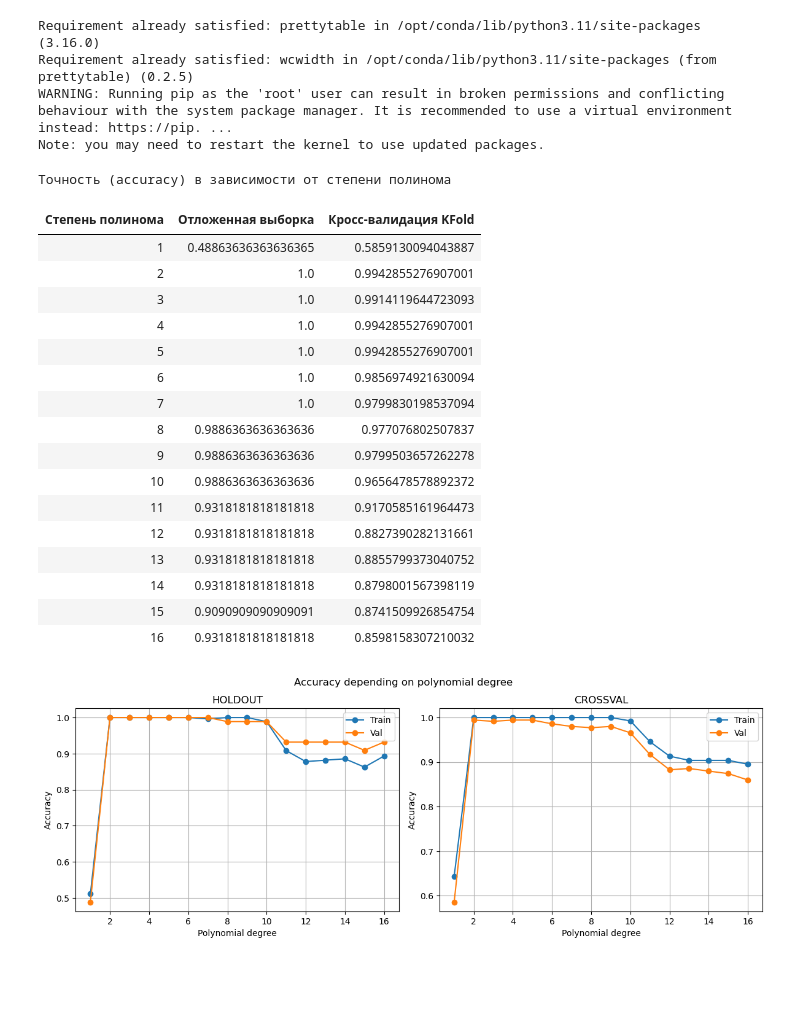
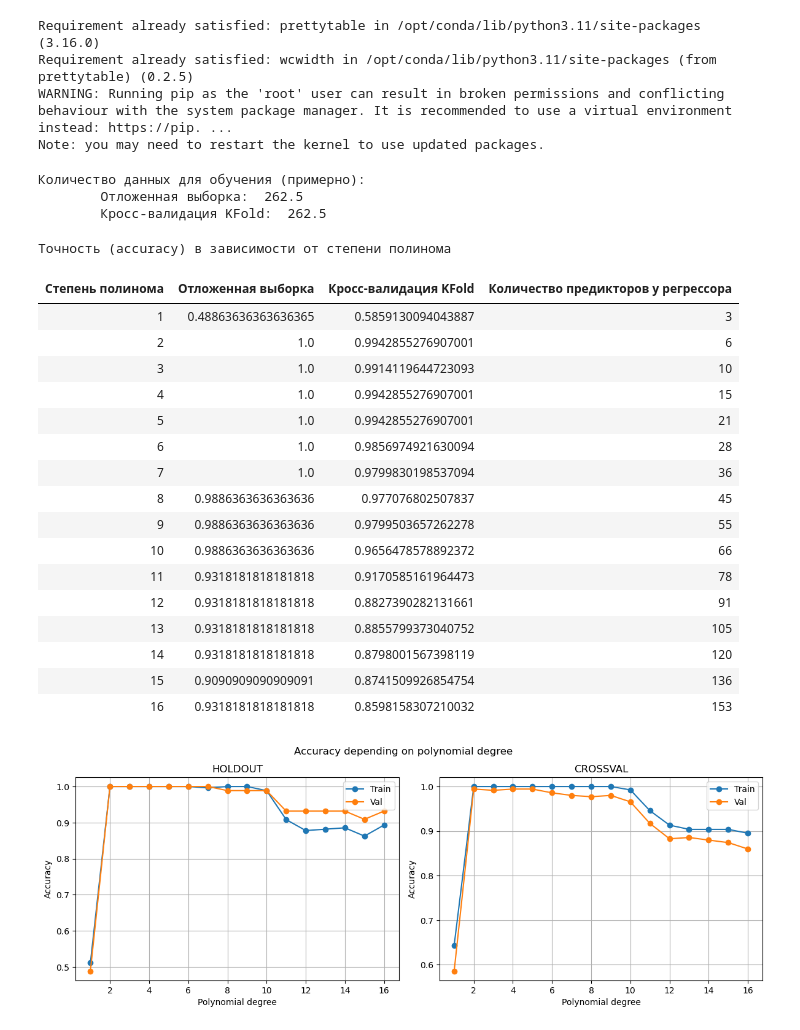
Before and after one commit to The-Humble-Guy/mlassignments, a Jupyter notebook: notebooks/A2_IU21_Kutsenko_2_3.ipynb, the cells around one changed output. Drawn from its saved outputs; the diff is of its cells as text; code cells hidden in the pictures; blank space fills up the shorter version.

```diff
--- a/notebooks/A2_IU21_Kutsenko_2_3.ipynb
+++ b/notebooks/A2_IU21_Kutsenko_2_3.ipynb
@@ -806,56 +806,73 @@ pipeline = Pipeline([
                                      random_state=12345))
 ])
 
+# Массив с количеством признаков на входе регрессора из пайплайна
+n_features = np.full(len(DEGREES), 0)
+
 for index, degree in enumerate(DEGREES):
     pipeline.named_steps["transformation"].degree = degree
 
     # Обучение с отложенной выборкой
     Xx_train, Xx_validate, yy_train, yy_validate = train_test_split(
         X_train, y_train,
         train_size=HOLDOUT_TRAIN_SIZE,
         random_state=0)
+
     pipeline.fit(Xx_train, yy_train)
+    n_features[index] = pipeline.named_steps['regressor'].n_features_in_
+
     accuracies['HOLDOUT']['TRAIN'][index] = pipeline.score(Xx_train, yy_train)
     accuracies['HOLDOUT']['VALID'][index] = pipeline.score(Xx_validate, yy_validate)
 
     # Обучение с кросс-валидацией KFold
     scores = cross_validate(pipeline,
                             X_train, y_train, cv=kf,
                            scoring=["accuracy"],
                            return_train_score=True)
 
     accuracies['CROSSVAL']['TRAIN'][index] = scores['train_accuracy'].mean()
     accuracies['CROSSVAL']['VALID'][index] = scores['test_accuracy'].mean()
 
 # Выведем статистику по всем степеням полинома
 table = PrettyTable()
 table.title = 'Точность (accuracy) в зависимости от степени полинома'
-table.field_names = ['Степень полинома', 'Отложенная выборка', 'Кросс-валидация KFold']
+table.field_names = ['Степень полинома', 'Отложенная выборка', 'Кросс-валидация KFold', 'Количество предикторов у регрессора']
 table.align = 'c'
 
 for index, degree in enumerate(DEGREES):
-    table.add_row([ degree, accuracies['HOLDOUT']['VALID'][index], accuracies['CROSSVAL']['VALID'][index] ])
+    table.add_row([
+        degree, accuracies['HOLDOUT']['VALID'][index],
+        accuracies['CROSSVAL']['VALID'][index],
+        n_features[index]
+    ])
+
+print("Количество данных для обучения (примерно):")
+print("\tОтложенная выборка: ", len(X_train) * HOLDOUT_TRAIN_SIZE )
+print("\tКросс-валидация KFold: ", len(X_train) * (kf.n_splits - 1) / kf.n_splits, end='\n\n')
 
 table
 # %% [output]
-Точность (accuracy) в зависимости от степени полинома
+Количество данных для обучения (примерно):
+        Отложенная выборка:  262.5
+        Кросс-валидация KFold:  262.5
+Точность (accuracy) в зависимости от степени полинома
-| Степень полинома | Отложенная выборка | Кросс-валидация KFold |
-| 1 | 0.48863636363636365 | 0.5859130094043887 |
-| 2 | 1.0 | 0.9942855276907001 |
-| 3 | 1.0 | 0.9914119644723093 |
-| 4 | 1.0 | 0.9942855276907001 |
-| 5 | 1.0 | 0.9942855276907001 |
-| 6 | 1.0 | 0.9856974921630094 |
-| 7 | 1.0 | 0.9799830198537094 |
-| 8 | 0.9886363636363636 | 0.977076802507837 |
-| 9 | 0.9886363636363636 | 0.9799503657262278 |
-| 10 | 0.9886363636363636 | 0.9656478578892372 |
-| 11 | 0.9318181818181818 | 0.9170585161964473 |
-| 12 | 0.9318181818181818 | 0.8827390282131661 |
-| 13 | 0.9318181818181818 | 0.8855799373040752 |
-| 14 | 0.9318181818181818 | 0.8798001567398119 |
-| 15 | 0.9090909090909091 | 0.8741509926854754 |
-| 16 | 0.9318181818181818 | 0.8598158307210032 |
+| Степень полинома | Отложенная выборка | Кросс-валидация KFold | Количество предикторов у регрессора |
+| 1 | 0.48863636363636365 | 0.5859130094043887 | 3 |
+| 2 | 1.0 | 0.9942855276907001 | 6 |
+| 3 | 1.0 | 0.9914119644723093 | 10 |
+| 4 | 1.0 | 0.9942855276907001 | 15 |
+| 5 | 1.0 | 0.9942855276907001 | 21 |
+| 6 | 1.0 | 0.9856974921630094 | 28 |
+| 7 | 1.0 | 0.9799830198537094 | 36 |
+| 8 | 0.9886363636363636 | 0.977076802507837 | 45 |
+| 9 | 0.9886363636363636 | 0.9799503657262278 | 55 |
+| 10 | 0.9886363636363636 | 0.9656478578892372 | 66 |
+| 11 | 0.9318181818181818 | 0.9170585161964473 | 78 |
+| 12 | 0.9318181818181818 | 0.8827390282131661 | 91 |
+| 13 | 0.9318181818181818 | 0.8855799373040752 | 105 |
+| 14 | 0.9318181818181818 | 0.8798001567398119 | 120 |
+| 15 | 0.9090909090909091 | 0.8741509926854754 | 136 |
+| 16 | 0.9318181818181818 | 0.8598158307210032 | 153 |
 # %%
 plt.figure("17", figsize=[12, 8])
 plt.suptitle("Accuracy depending on polynomial degree")
```
Also changed, not shown: parts of 5 cells of this notebook.
